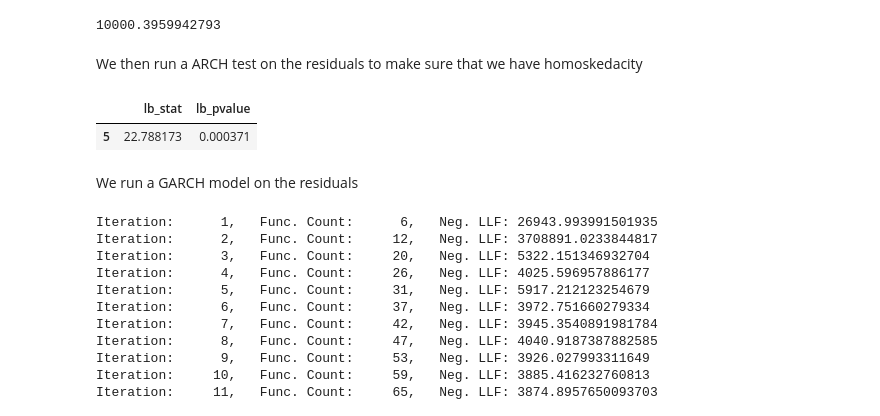
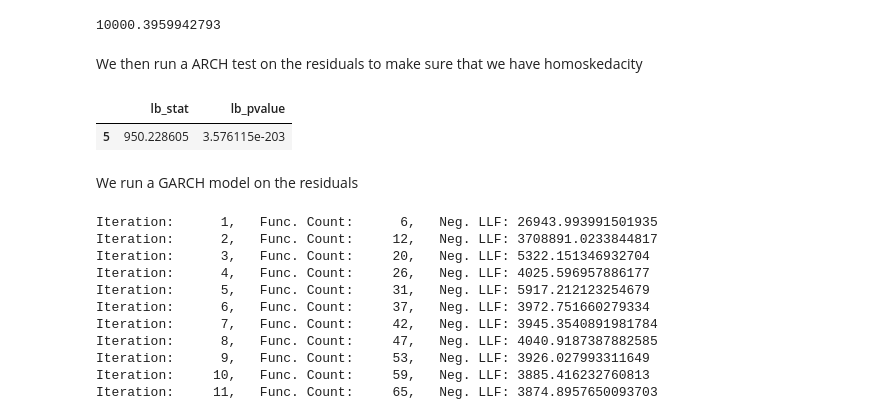
Before and after one commit to rinaaro/TS-project---HMM, a Jupyter notebook: TS-analysis.ipynb, the cells around one changed output. Cells and saved outputs as stored; diff of their text form; code cells hidden in the pictures.

```diff
--- a/TS-analysis.ipynb
+++ b/TS-analysis.ipynb
@@ -252,14 +254,14 @@ residus = res.resid
 # %%
 #===========================================================================
 # ARCH tests
 #===========================================================================
 
 n_autocor = 5
-sm.stats.diagnostic.acorr_ljungbox(residus, lags=[n_autocor])
+sm.stats.diagnostic.acorr_ljungbox(residus**2, lags=[n_autocor])
 #We have heteroskedacity
 # %% [output]
 |  | lb_stat | lb_pvalue |
-| 5 | 22.788173 | 0.000371 |
+| 5 | 950.228605 | 3.576115e-203 |
 # %% [markdown]
 We run a GARCH model on the residuals
 # %%
```
Also changed, not shown: parts of 9 cells of this notebook, 1 other file.
